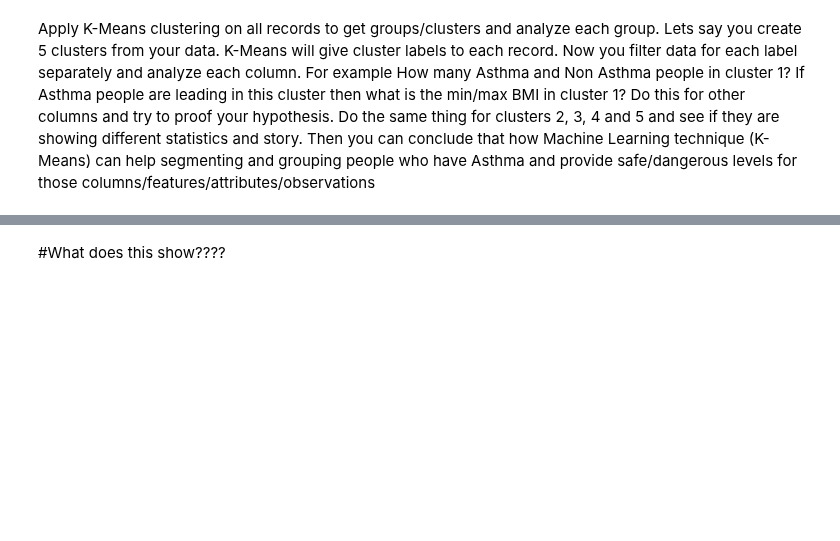
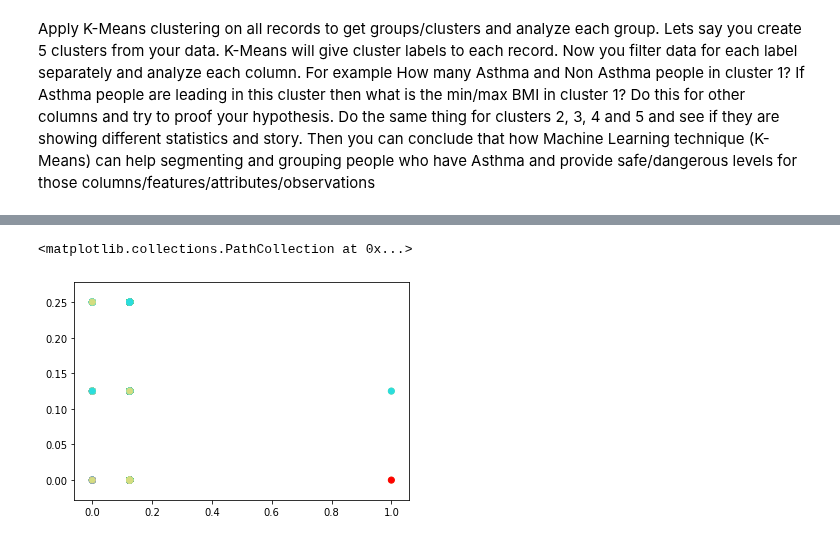
Before and after one commit to mightysquirrely/Capstone-2-Project, a Jupyter notebook: Capstone-2-Work.ipynb, the cells around one changed output, grey strips where cells are left out. Drawn from its saved outputs; the diff is of its cells as text; code cells hidden in the pictures; blank space fills up the shorter version.

```diff
--- a/Capstone-2-Work.ipynb
+++ b/Capstone-2-Work.ipynb
@@ -561,7 +618,8 @@ HasAsthma_new[colnames_list].drop(['HasAsthma'], axis = 1, inplace=True)
     #asthma_clean['HasAsthma']
 #x = asthma_clean[feature_cols].iloc[:, [2,3,9,10]].values
 #x = HasAsthma_new.iloc[:, :].values
-x = asthma_clean[colnames_list] .iloc[:, :].values
+#x = asthma_clean[colnames_list] .iloc[:, :].values
+x = HasAsthma_new[colnames_list_noclass] .iloc[:, :].values
 # %%
 kmeans5 = KMeans(n_clusters=5)
 y_kmeans5 = kmeans5.fit_predict(x)
@@ -593,2 +728,7 @@ plt.scatter(x[:, 8], x[:, 10], c = y_kmeans4, cmap='rainbow')
-# %% [markdown]
-#What does this show????
+# %%
+plt.scatter(x[:, 3], x[:, 9], c = y_kmeans4, cmap='rainbow')
+
+#3 = Chemical Pesticide Use Indoors past 7 days, #9 =UseMilk>=5x/wk
+# %% [output]
+<matplotlib.collections.PathCollection at 0x...>
+[figure, added]
```
Also changed, not shown: parts of 27 cells of this notebook.
